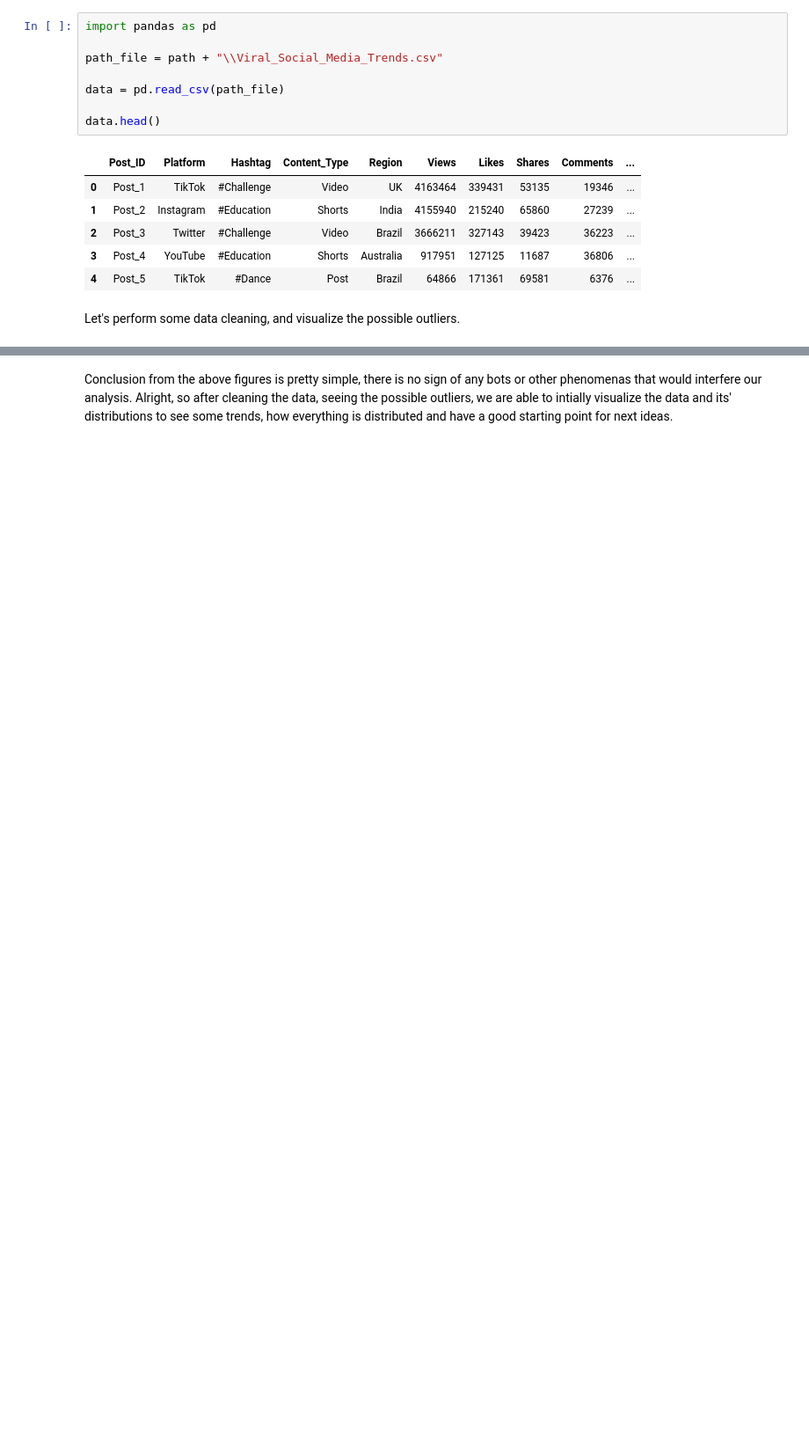
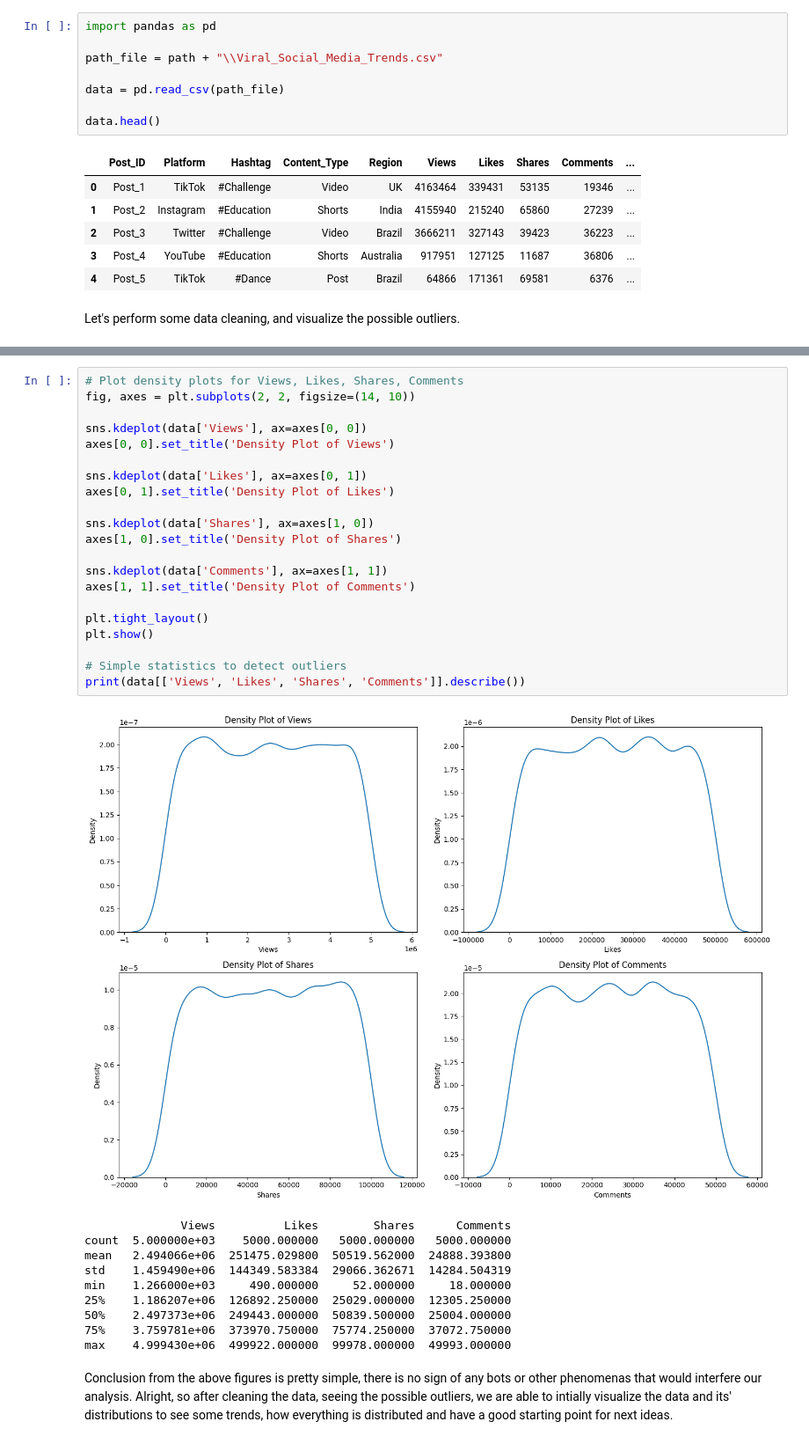
Before and after one commit to kizerek321/dataMiningProject, a Jupyter notebook: notebook.ipynb, the cells around one changed output, grey strips where cells are left out. Shown at 88% size. Cells and saved outputs as stored; diff of their text form; blank space fills up the shorter version.

```diff
--- a/notebook.ipynb
+++ b/notebook.ipynb
@@ -151,3 +177,35 @@ plt.show()
 [figure]
+# %%
+# Plot density plots for Views, Likes, Shares, Comments
+fig, axes = plt.subplots(2, 2, figsize=(14, 10))
+
+sns.kdeplot(data['Views'], ax=axes[0, 0])
+axes[0, 0].set_title('Density Plot of Views')
+
+sns.kdeplot(data['Likes'], ax=axes[0, 1])
+axes[0, 1].set_title('Density Plot of Likes')
+
+sns.kdeplot(data['Shares'], ax=axes[1, 0])
+axes[1, 0].set_title('Density Plot of Shares')
+
+sns.kdeplot(data['Comments'], ax=axes[1, 1])
+axes[1, 1].set_title('Density Plot of Comments')
+
+plt.tight_layout()
+plt.show()
+
+# Simple statistics to detect outliers
+print(data[['Views', 'Likes', 'Shares', 'Comments']].describe())
+# %% [output]
+[figure, added]
+              Views          Likes        Shares      Comments
+count  5.000000e+03    5000.000000   5000.000000   5000.000000
+mean   2.494066e+06  251475.029800  50519.562000  24888.393800
+std    1.459490e+06  144349.583384  29066.362671  14284.504319
+min    1.266000e+03     490.000000     52.000000     18.000000
+25%    1.186207e+06  126892.250000  25029.000000  12305.250000
+50%    2.497373e+06  249443.000000  50839.500000  25004.000000
+75%    3.759781e+06  373970.750000  75774.250000  37072.750000
+max    4.999430e+06  499922.000000  99978.000000  49993.000000
 # %% [markdown]
 Conclusion from the above figures is pretty simple, there is no sign of any bots or other phenomenas that would interfere our analysis. Alright, so after cleaning the data, seeing the possible outliers, we are able to intially visualize the data and its' distributions to see some trends, how everything is distributed and have a good starting point for next ideas.
```
Also changed, not shown: parts of 7 cells of this notebook.
